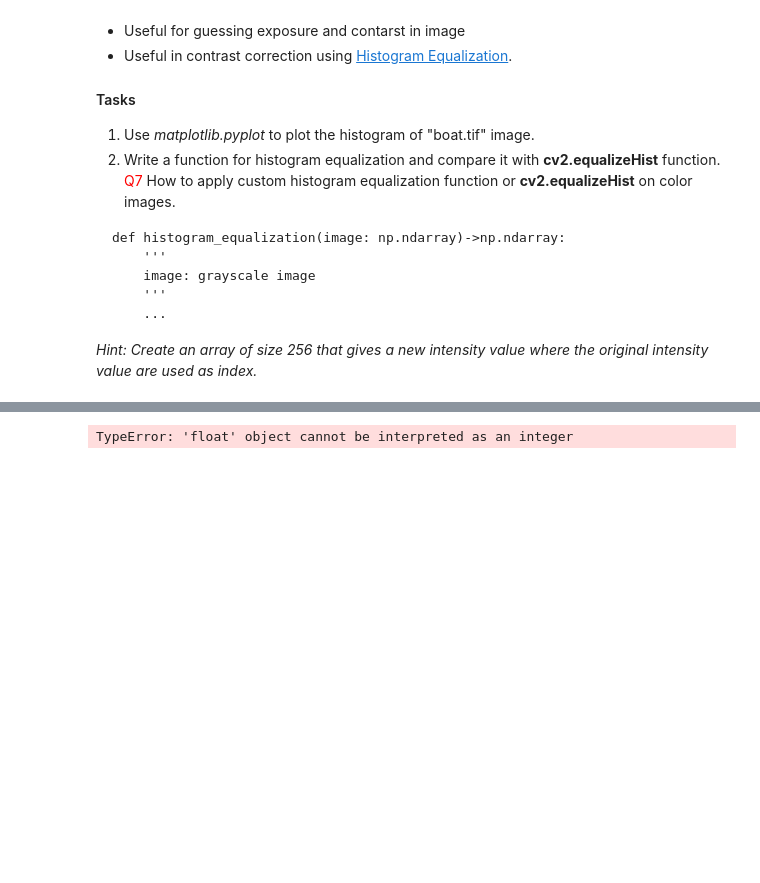
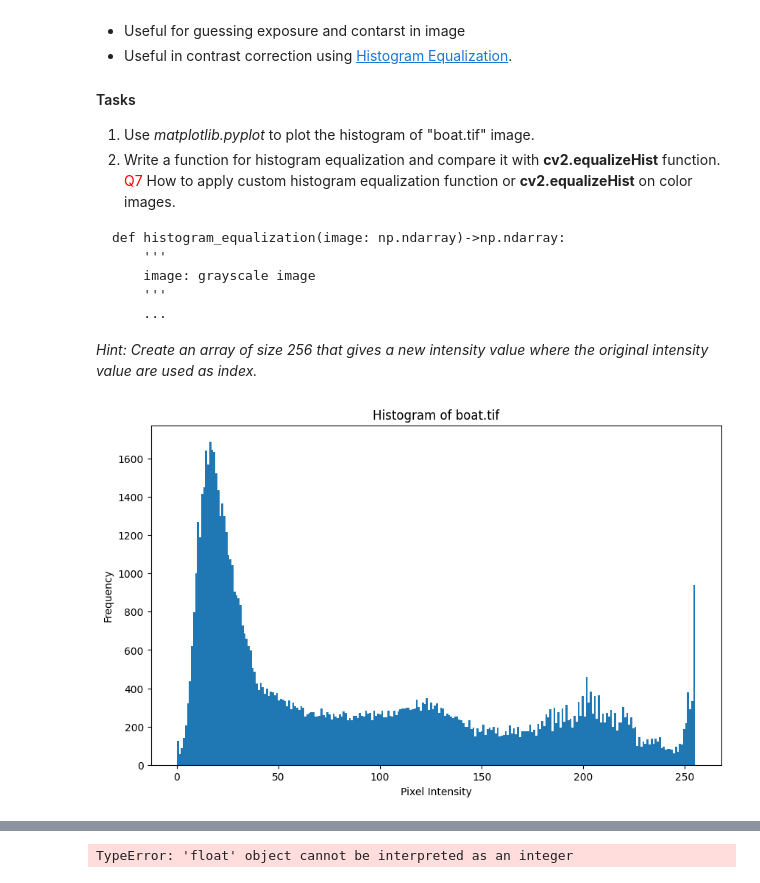
Before and after one commit to SeZven/Digital-Image-Processing-and-Computer-Vision, a Jupyter notebook: Lab1/Lab1_Computer_Vision.ipynb, the cells around one changed output, grey strips where cells are left out. Saved outputs shown, nothing was run; the diff lists cells and outputs as text; code cells hidden in the pictures; blank space fills up the shorter version.

```diff
--- a/Lab1/Lab1_Computer_Vision.ipynb
+++ b/Lab1/Lab1_Computer_Vision.ipynb
@@ -381,4 +425,27 @@ def histogram_equalization(image: np.ndarray)->np.ndarray:
 *Hint: Create an array of size 256 that gives a new intensity value where the original intensity value are used as index.*
 # %%
 def histogram_equalization(image: np.ndarray)->np.ndarray:
-    ...
+
+    hist, _ = np.histogram(image.flatten(), 256, [0, 256])
+    cdf = hist.cumsum()
+    cdfMa = np.ma.masked_equal(cdf, 0)
+
+    cdfMa = (cdfMa - cdfMa.min()) * 255 / (cdfMa.max() - cdfMa.min())
+    cdf = np.ma.filled(cdfMa, 0).astype('uint8')
+
+    return cdf[image]
+
+
+import matplotlib.pyplot as plt
+
+boatImg = cv2.imread("boat.tif", cv2.IMREAD_GRAYSCALE)
+
+#1
+plt.figure(figsize=(10, 6))
+plt.hist(boatImg.ravel(), bins=256) # better than hint
+plt.title("Histogram of boat.tif")
+plt.xlabel("Pixel Intensity")
+plt.ylabel("Frequency")
+plt.show()
+# %% [output]
+[figure, added]
```
Also changed, not shown: parts of 6 cells of this notebook.
